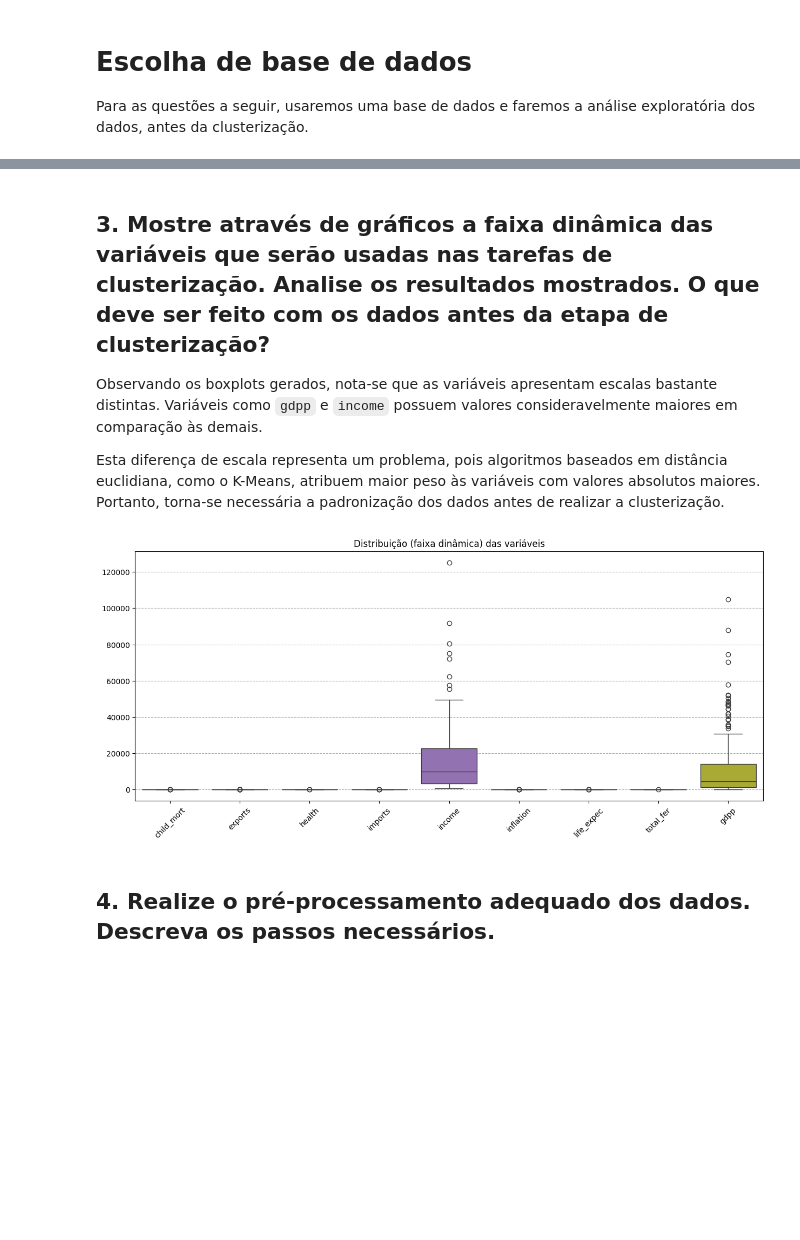
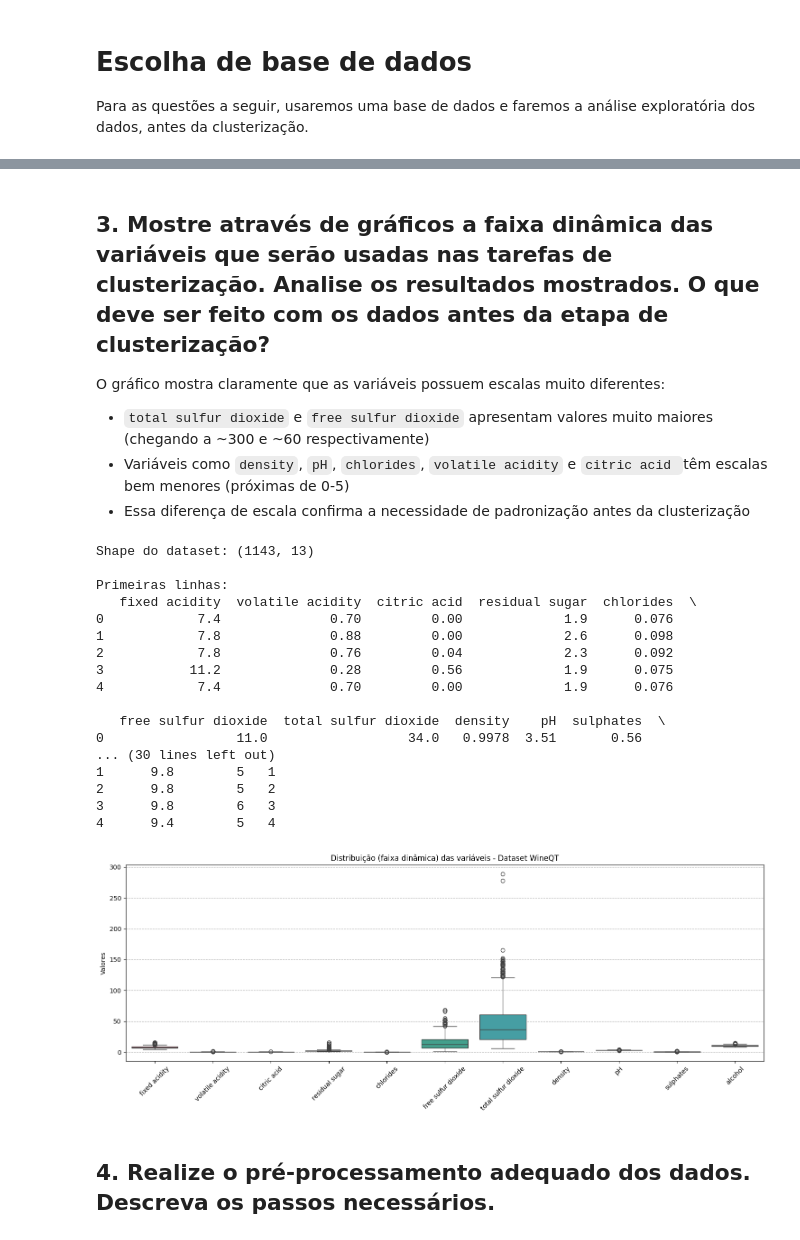
Before and after one commit to andreiluizpereira/clusterizacao_ii_infnet, a Jupyter notebook: pd.ipynb, the cells around one changed output, grey strips where cells are left out. Saved outputs shown, nothing was run; the diff lists cells and outputs as text; code cells hidden in the pictures; blank space fills up the shorter version.

```diff
--- a/pd.ipynb
+++ b/pd.ipynb
@@ -32,35 +42,61 @@ https://www.kaggle.com/datasets/rohan0301/unsupervised-learning-on-country-data
 # %% [markdown]
 ## 3. Mostre através de gráficos a faixa dinâmica das variáveis que serão usadas nas tarefas de clusterização. Analise os resultados mostrados. O que deve ser feito com os dados antes da etapa de clusterização?
 
-Observando os boxplots gerados, nota-se que as variáveis apresentam escalas bastante distintas. Variáveis como `gdpp` e `income` possuem valores consideravelmente maiores em comparação às demais.
+O gráfico mostra claramente que as variáveis possuem escalas muito diferentes:
 
-Esta diferença de escala representa um problema, pois algoritmos baseados em distância euclidiana, como o K-Means, atribuem maior peso às variáveis com valores absolutos maiores. Portanto, torna-se necessária a padronização dos dados antes de realizar a clusterização.
+- ``total sulfur dioxide`` e ``free sulfur dioxide`` apresentam valores muito maiores (chegando a ~300 e ~60 respectivamente)
+- Variáveis como ``density``, ``pH``, ``chlorides``, ``volatile acidity`` e ``citric acid ``têm escalas bem menores (próximas de 0-5)
+- Essa diferença de escala confirma a necessidade de padronização antes da clusterização
 # %%
 # Importações, funções e carregamento do dataset
 import pandas as pd
 import numpy as np
 import matplotlib.pyplot as plt
 import seaborn as sns
 from sklearn.preprocessing import StandardScaler
 from sklearn.cluster import KMeans, AgglomerativeClustering
 from sklearn.cluster import DBSCAN
-from sklearn.metrics import silhouette_score
-from sklearn.neighbors import NearestNeighbors
-from kneed import KneeLocator
+from sklearn.metrics import silhouette_score, calinski_harabasz_score, davies_bouldin_score
 
 # Carregamento dos dados
-df = pd.read_csv('data/Country-data.csv')
-X = df.drop('country', axis=1)  # Variáveis para clusterização
+df = pd.read_csv('data/WineQT.csv')
 
-# Visualização da distribuição das variáveis
+# Visualizar informações do dataset
+print("Shape do dataset:", df.shape)
+print("\nPrimeiras linhas:")
+print(df.head())
+
+# Remover colunas de rótulo (quality e Id) para análise de clusterização
+X = df.drop(columns=['quality', 'Id'])
+
+# Visualização da faixa dinâmica dos dados
 plt.figure(figsize=(15, 6))
 sns.boxplot(data=X)
 plt.xticks(rotation=45)
 plt.grid(axis='y', linestyle='--')
-plt.title('Distribuição (faixa dinâmica) das variáveis')
+plt.title('Distribuição (faixa dinâmica) das variáveis - Dataset WineQT')
+plt.ylabel('Valores')
+plt.tight_layout()
 plt.show()
 # %% [output]
+Shape do dataset: (1143, 13)
+
+Primeiras linhas:
+   fixed acidity  volatile acidity  citric acid  residual sugar  chlorides  \
+0            7.4              0.70         0.00             1.9      0.076
+1            7.8              0.88         0.00             2.6      0.098
+2            7.8              0.76         0.04             2.3      0.092
+3           11.2              0.28         0.56             1.9      0.075
+4            7.4              0.70         0.00             1.9      0.076
+
+   free sulfur dioxide  total sulfur dioxide  density    pH  sulphates  \
+0                 11.0                  34.0   0.9978  3.51       0.56
+... (30 lines left out)
+1      9.8        5   1
+2      9.8        5   2
+3      9.8        6   3
+4      9.4        5   4
-[figure, old version]
+[figure, new version]
 # %% [markdown]
 ## 4. Realize o pré-processamento adequado dos dados. Descreva os passos necessários.
 # %%
```
Also changed, not shown: parts of 54 cells of this notebook, 5 other files.
